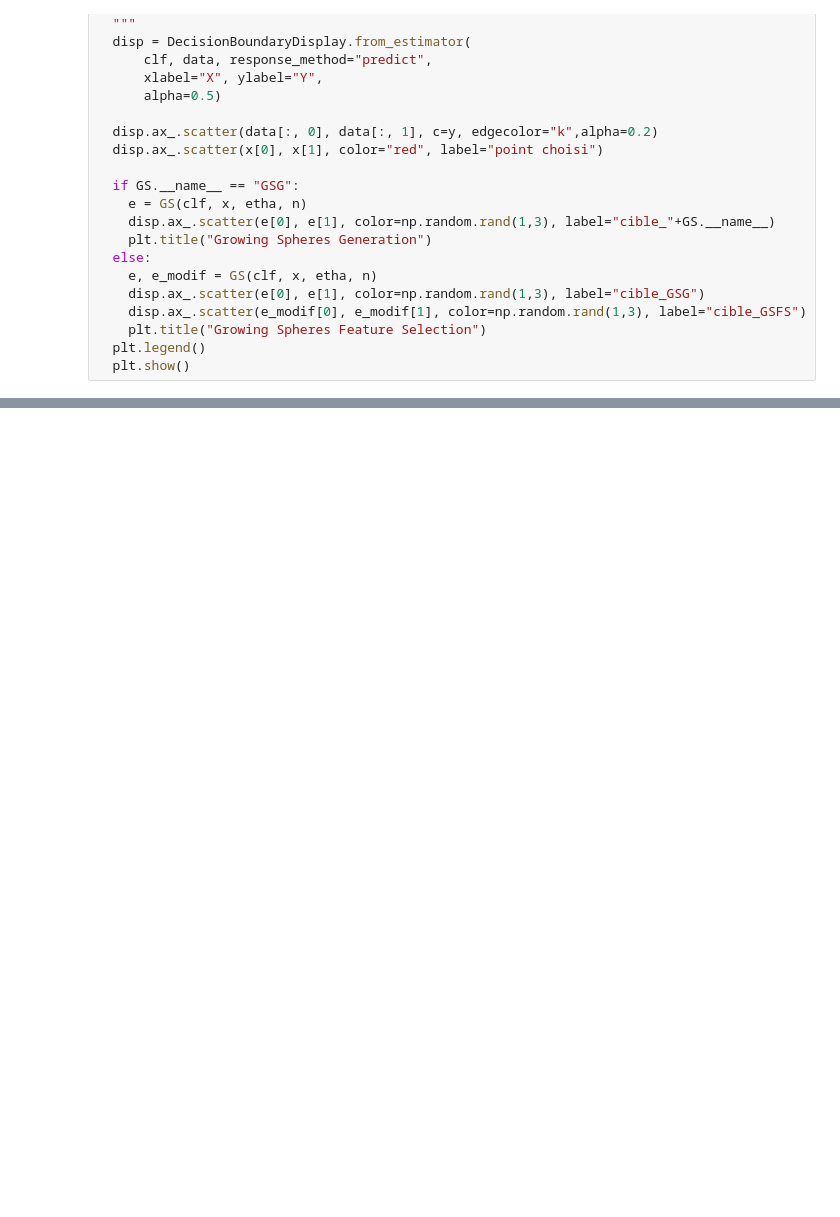
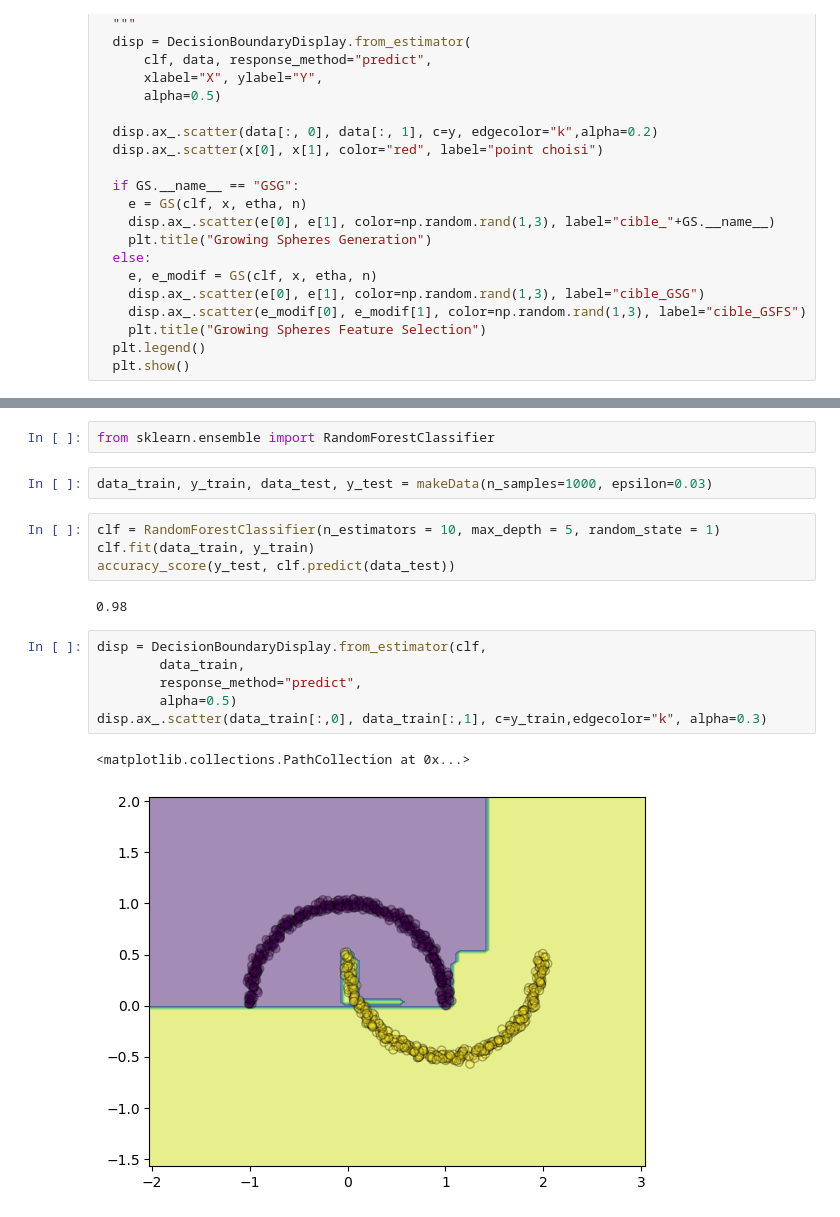
Before and after one commit to nhs2828/IA-Explicable, a Jupyter notebook: tme1/TME1_XAI.ipynb, the cells around one changed output, grey strips where cells are left out. Saved outputs shown, nothing was run; the diff lists cells and outputs as text; blank space fills up the shorter version.

Commit message:
add randomtree

```diff
--- a/tme1/TME1_XAI.ipynb
+++ b/tme1/TME1_XAI.ipynb
@@ -219,0 +243,19 @@ for eps in epsilon:
+# %%
+from sklearn.ensemble import RandomForestClassifier
+# %%
+data_train, y_train, data_test, y_test = makeData(n_samples=1000, epsilon=0.03)
+# %%
+clf = RandomForestClassifier(n_estimators = 10, max_depth = 5, random_state = 1)
+clf.fit(data_train, y_train)
+accuracy_score(y_test, clf.predict(data_test))
+# %% [output]
+0.98
+# %%
+disp = DecisionBoundaryDisplay.from_estimator(clf,
+        data_train,
+        response_method="predict",
+        alpha=0.5)
+disp.ax_.scatter(data_train[:,0], data_train[:,1], c=y_train,edgecolor="k", alpha=0.3)
+# %% [output]
+<matplotlib.collections.PathCollection at 0x...>
+[figure, added]
```
Also changed, not shown: parts of 12 cells of this notebook.
